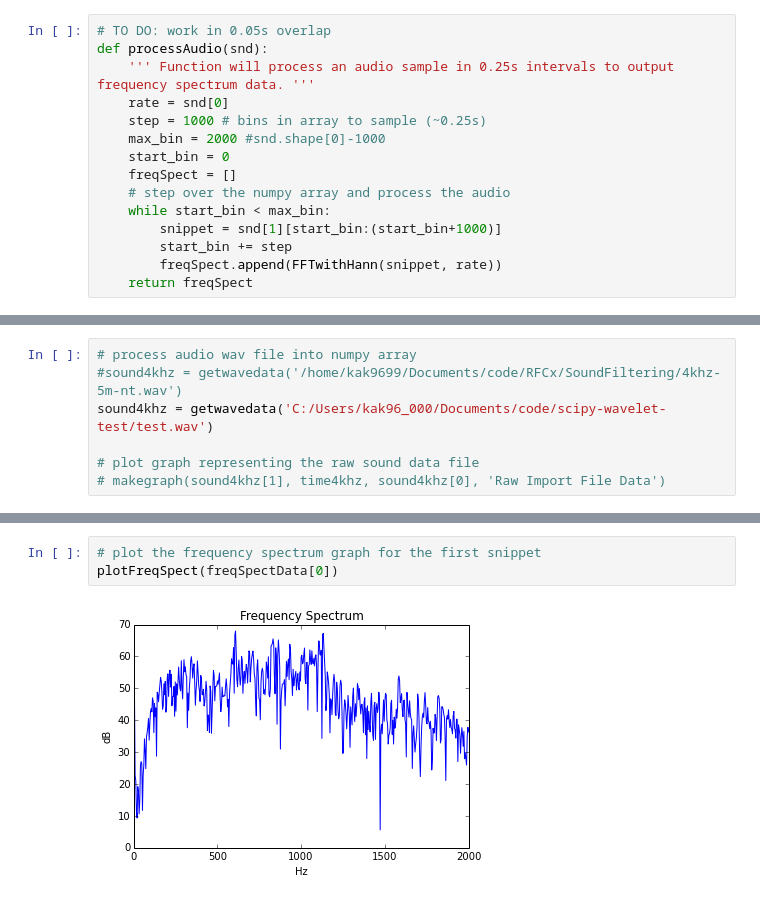
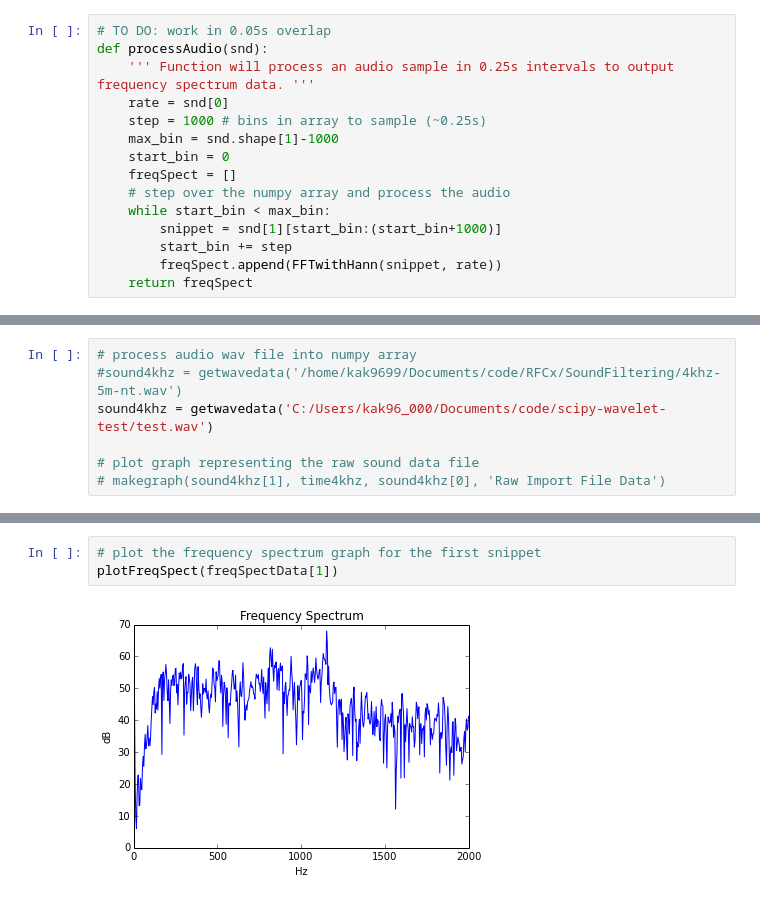
Before and after one commit to flygeneticist/scipy-wavelet-test, a Jupyter notebook: AudioProcessing.ipynb, the cells around one changed output, grey strips where cells are left out. Drawn from its saved outputs; the diff is of its cells as text.

```diff
--- a/AudioProcessing.ipynb
+++ b/AudioProcessing.ipynb
@@ -59,7 +59,7 @@ def processAudio(snd):
     ''' Function will process an audio sample in 0.25s intervals to output frequency spectrum data. '''
     rate = snd[0]
     step = 1000 # bins in array to sample (~0.25s)
-    max_bin = 2000 #snd.shape[0]-1000
+    max_bin = snd.shape[1]-1000
     start_bin = 0
     freqSpect = []
     # step over the numpy array and process the audio
@@ -102,5 +86,5 @@ print freqSpectData[0]
 # %%
 # plot the frequency spectrum graph for the first snippet
-plotFreqSpect(freqSpectData[0])
+plotFreqSpect(freqSpectData[1])
 # %% [output]
-[figure, old version]
+[figure, new version]
```
Also changed, not shown: parts of 1 cell of this notebook.
